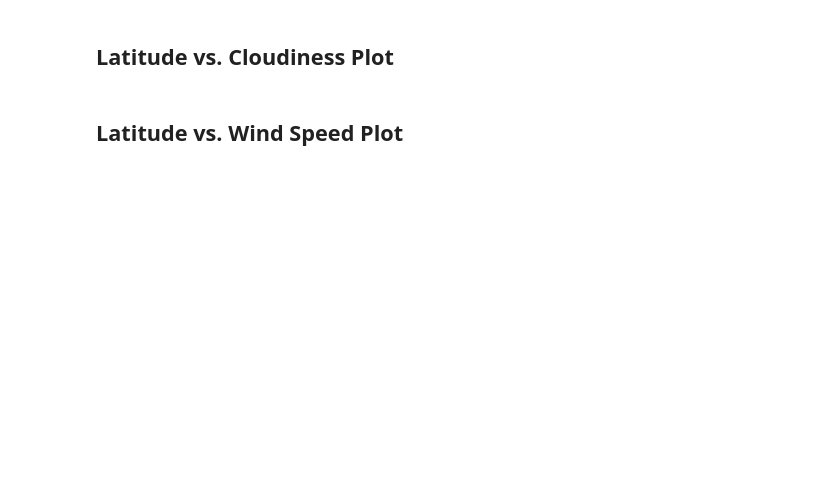
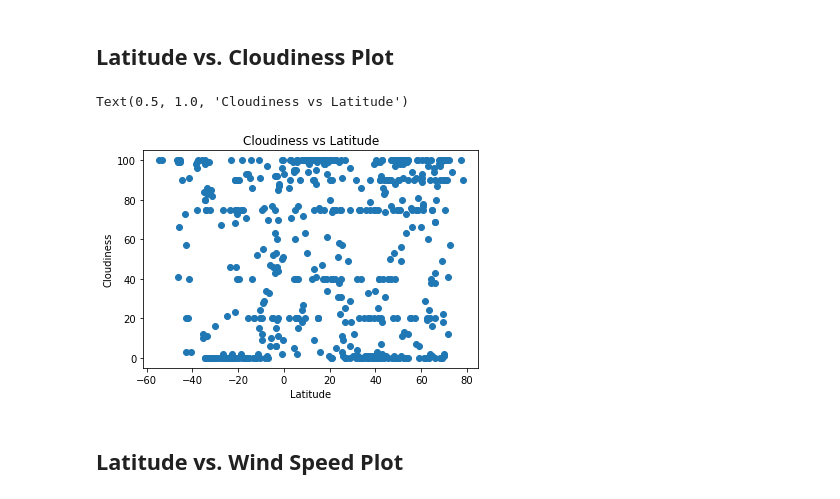
Before and after one commit to csadlo/Python-APIs-challenge, a Jupyter notebook: WeatherPy/WeatherPy.ipynb, the cells around one changed output. Cells and saved outputs as stored; diff of their text form; code cells hidden in the pictures; blank space fills up the shorter version.

```diff
--- a/WeatherPy/WeatherPy.ipynb
+++ b/WeatherPy/WeatherPy.ipynb
@@ -245,4 +261,12 @@ clean_city_data_df.to_csv(clean_output_data_file)
 # %% [markdown]
 ## Latitude vs. Cloudiness Plot
+# %%
+plt.scatter(clean_city_data_df["Latitude"], clean_city_data_df["Cloud"])
+plt.xlabel("Latitude")
+plt.ylabel("Cloudiness")
+plt.title("Cloudiness vs Latitude")
+# %% [output]
+Text(0.5, 1.0, 'Cloudiness vs Latitude')
+[figure, added]
 # %% [markdown]
 ## Latitude vs. Wind Speed Plot
```
Also changed, not shown: parts of 8 cells of this notebook, 2 other files.
